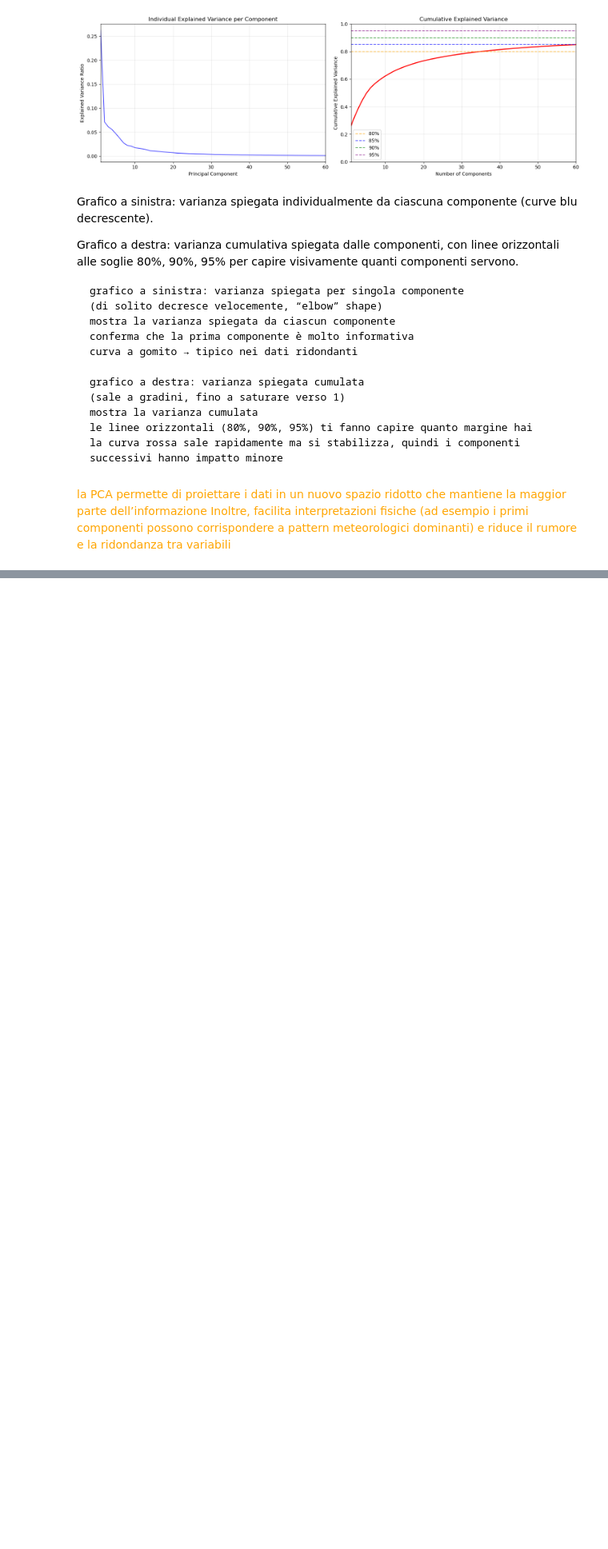
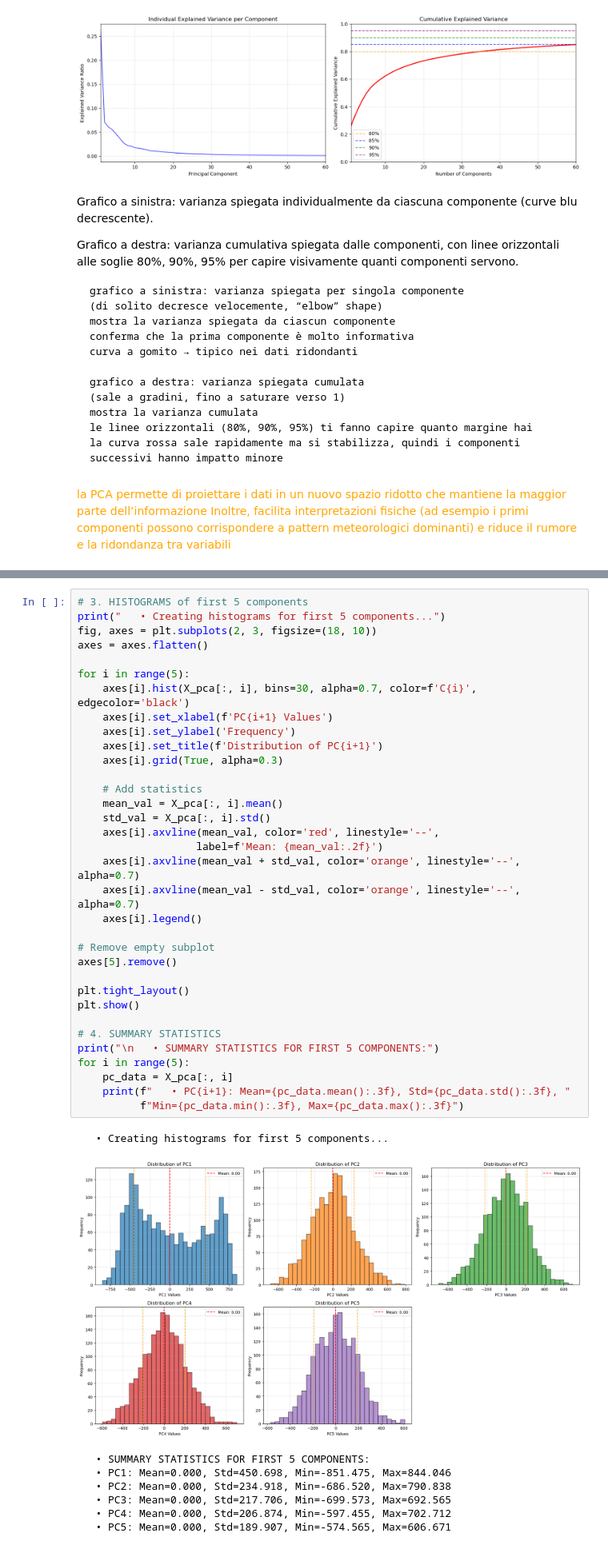
Before and after one commit to EugeniaBoccanera/ArpaV_Internship, a Jupyter notebook: main_64.ipynb, the cells around one changed output, grey strips where cells are left out. Shown at 80% size. Saved outputs shown, nothing was run; the diff lists cells and outputs as text; blank space fills up the shorter version.

```diff
--- a/main_64.ipynb
+++ b/main_64.ipynb
@@ -530,0 +589,43 @@ Correlazioni tra variabili meteorologiche (aggregate per livello)
+# %%
+# 3. HISTOGRAMS of first 5 components
+print("   • Creating histograms for first 5 components...")
+fig, axes = plt.subplots(2, 3, figsize=(18, 10))
+axes = axes.flatten()
+
+for i in range(5):
+    axes[i].hist(X_pca[:, i], bins=30, alpha=0.7, color=f'C{i}', edgecolor='black')
+    axes[i].set_xlabel(f'PC{i+1} Values')
+    axes[i].set_ylabel('Frequency')
+    axes[i].set_title(f'Distribution of PC{i+1}')
+    axes[i].grid(True, alpha=0.3)
+
+    # Add statistics
+    mean_val = X_pca[:, i].mean()
+    std_val = X_pca[:, i].std()
+    axes[i].axvline(mean_val, color='red', linestyle='--',
+                   label=f'Mean: {mean_val:.2f}')
+    axes[i].axvline(mean_val + std_val, color='orange', linestyle='--', alpha=0.7)
+    axes[i].axvline(mean_val - std_val, color='orange', linestyle='--', alpha=0.7)
+    axes[i].legend()
+
+# Remove empty subplot
+axes[5].remove()
+
+plt.tight_layout()
+plt.show()
+
+# 4. SUMMARY STATISTICS
+print("\n   • SUMMARY STATISTICS FOR FIRST 5 COMPONENTS:")
+for i in range(5):
+    pc_data = X_pca[:, i]
+    print(f"   • PC{i+1}: Mean={pc_data.mean():.3f}, Std={pc_data.std():.3f}, "
+          f"Min={pc_data.min():.3f}, Max={pc_data.max():.3f}")
+# %% [output]
+   • Creating histograms for first 5 components...
+[figure, added]
+   • SUMMARY STATISTICS FOR FIRST 5 COMPONENTS:
+   • PC1: Mean=0.000, Std=450.698, Min=-851.475, Max=844.046
+   • PC2: Mean=0.000, Std=234.918, Min=-686.520, Max=790.838
+   • PC3: Mean=0.000, Std=217.706, Min=-699.573, Max=692.565
+   • PC4: Mean=0.000, Std=206.874, Min=-597.455, Max=702.712
+   • PC5: Mean=0.000, Std=189.907, Min=-574.565, Max=606.671
```
Also changed, not shown: parts of 16 cells of this notebook.
